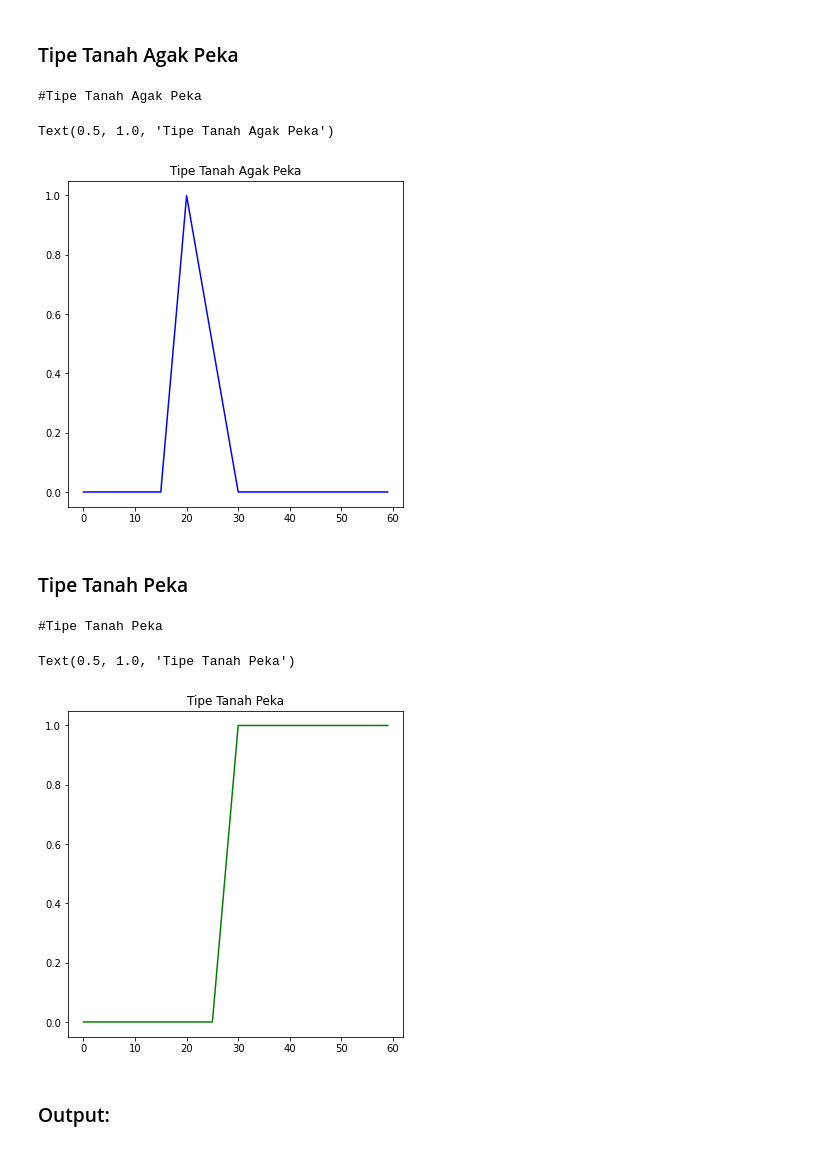
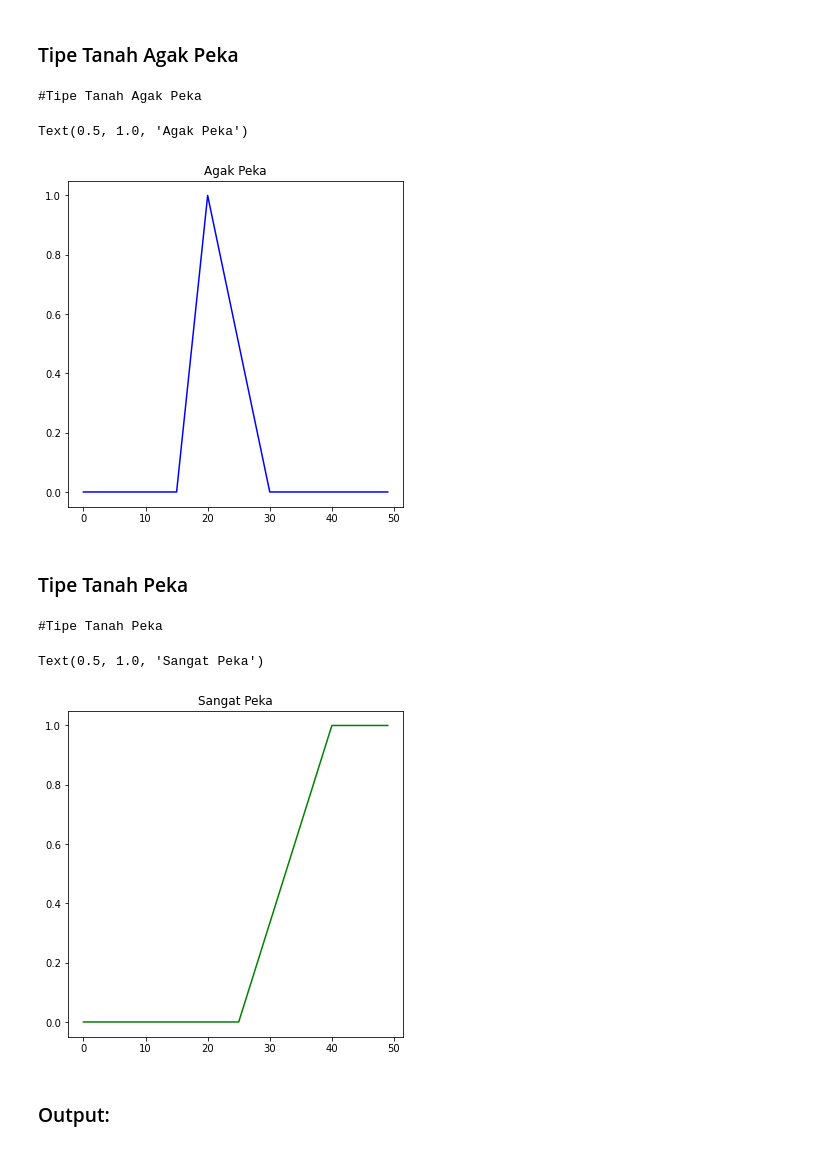
Before and after one commit to Bariq09/Penentuan-Kerawana-Longsor, a Jupyter notebook: proyek AI.ipynb, the cells around one changed output. Drawn from its saved outputs; the diff is of its cells as text; code cells hidden in the pictures.

```diff
--- a/proyek AI.ipynb
+++ b/proyek AI.ipynb
@@ -384,8 +464,8 @@ Agak Peka 20 -30
 
 Peka < 40
 # %%
-land_type = ctrl.Antecedent(np.arange(0,60,1),'Tipe Tanah')
-type_x = np.arange(0,60,1)
+land_type = ctrl.Antecedent(np.arange(0,50,1),'land_type')
+type_x = np.arange(0,50,1)
 # %%
 land_type["Tidak Peka"] = fuzz.trapmf(land_type.universe,[0,0,5,10])
 land_type["Kurang Peka"] = fuzz.trimf(land_type.universe,[5,10,20])
@@ -423,27 +503,27 @@ Text(0.5, 1.0, 'Tipe Tanah Kurang Peka')
 # %%
 #Tipe Tanah Agak Peka
 print('#Tipe Tanah Agak Peka')
 land_semi_sensitive = fuzz.trimf(type_x,[15,20,30])
 fig, (ax0) = plt.subplots(nrows=1, figsize=(6,6))
 ax0.plot(type_x, land_semi_sensitive, 'blue')
-ax0.set_title('Tipe Tanah Agak Peka')
+ax0.set_title('Agak Peka')
 # %% [output]
 #Tipe Tanah Agak Peka
-Text(0.5, 1.0, 'Tipe Tanah Agak Peka')
+Text(0.5, 1.0, 'Agak Peka')
-[figure, old version]
+[figure, new version]
 # %% [markdown]
 ### Tipe Tanah Peka
 # %%
 #Tipe Tanah Peka
 print('#Tipe Tanah Peka')
-land_sensitive = fuzz.trapmf(type_x,[25,30,60,60])
+land_sensitive = fuzz.trapmf(type_x,[25,40,50,50])
 fig, (ax0) = plt.subplots(nrows=1, figsize=(6,6))
 ax0.plot(type_x, land_sensitive, 'green')
-ax0.set_title('Tipe Tanah Peka')
+ax0.set_title('Sangat Peka')
 # %% [output]
 #Tipe Tanah Peka
-Text(0.5, 1.0, 'Tipe Tanah Peka')
+Text(0.5, 1.0, 'Sangat Peka')
-[figure, old version]
+[figure, new version]
 # %% [markdown]
 ### Output:
 # %%
```
Also changed, not shown: parts of 56 cells of this notebook.
